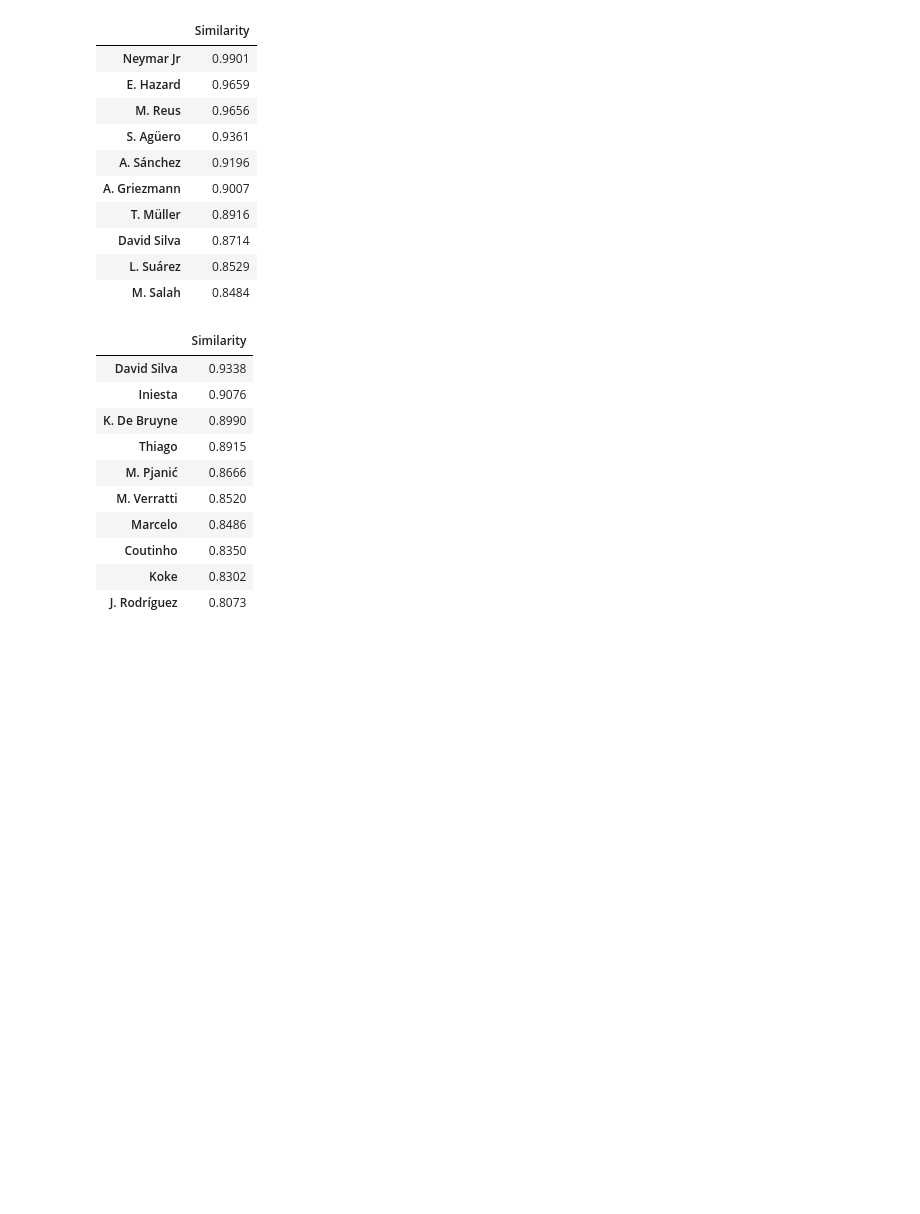
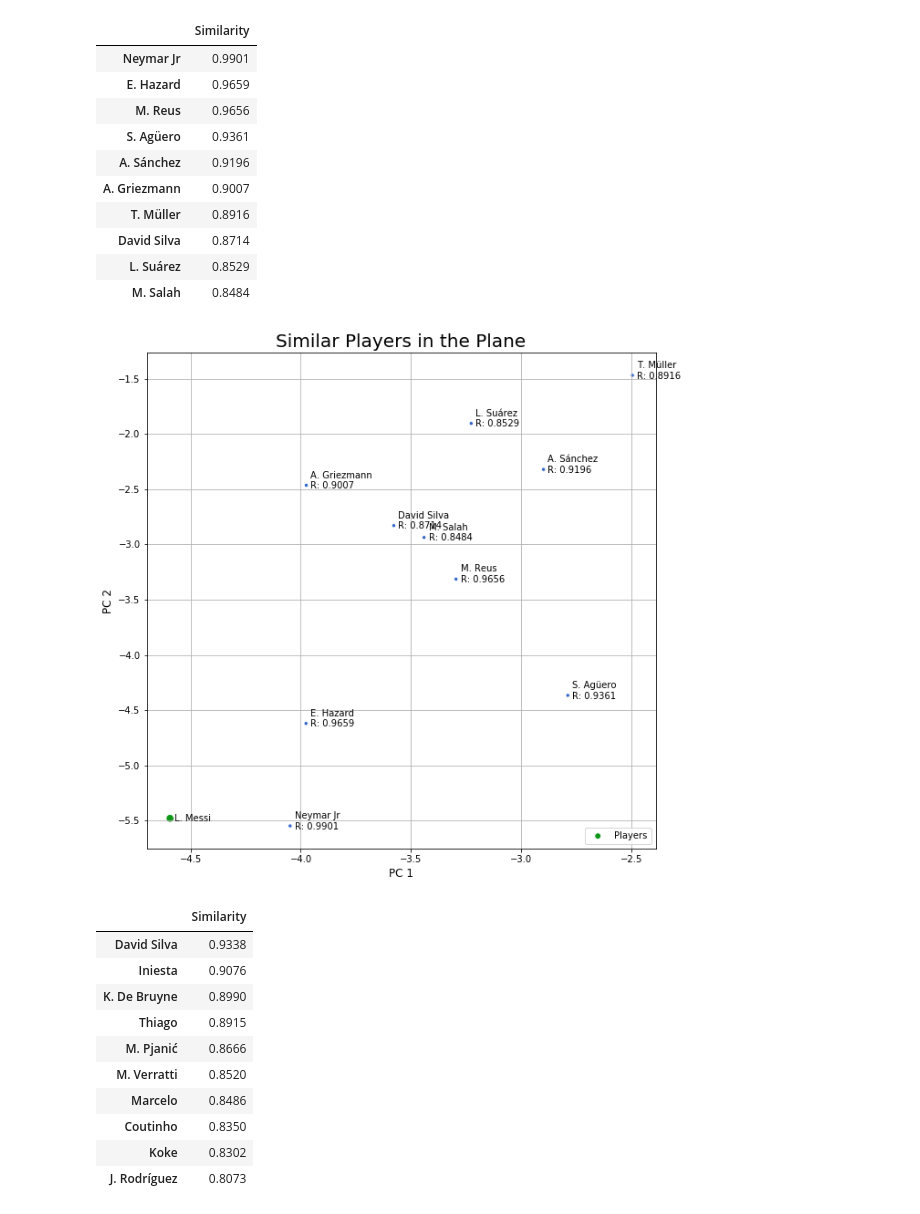
Before and after one commit to ansegura7/DataScience_FIFA19Data, a Jupyter notebook: code/SimilarityFunctions.ipynb, the cells around one changed output. Drawn from its saved outputs; the diff is of its cells as text; code cells hidden in the pictures; blank space fills up the shorter version.

Commit message:
Analysis of Similarity
Added a function to plot the most similar neighbors to a specific target.

```diff
--- a/code/SimilarityFunctions.ipynb
+++ b/code/SimilarityFunctions.ipynb
@@ -168,6 +204,11 @@ def getMoreSimilarInstances(df, func, n, target):
+# %%
+# Analysis params
+fSimilarity = 'cosine'
+nNeighbors = 10
 # %%
 # Show the N players most similar to 'L. Messi' using cosine metric
-solution = getMoreSimilarInstances(pcaDF, 'cosine', 10, 'L. Messi')
+target = 'L. Messi'
+solution = getMoreSimilarInstances(pcaDF, fSimilarity, nNeighbors, target)
 pd.DataFrame.from_dict(solution, orient='index', columns=['Similarity'])
 # %% [output]
 |  | Similarity |
@@ -181,5 +222,10 @@ pd.DataFrame.from_dict(solution, orient='index', columns=['Similarity'])
 | David Silva | 0.8714 |
 | L. Suárez | 0.8529 |
 | M. Salah | 0.8484 |
+# %%
+# Plot the N players most similar to 'L. Messi' using cosine metric
+plot2DSimilarPlayers(pcaDF, solution, target)
+# %% [output]
+[figure, added]
 # %%
 # Show the N players most similar to 'L. Modrić' using cosine metric
```
Also changed, not shown: parts of 8 cells of this notebook, 1 other file.
